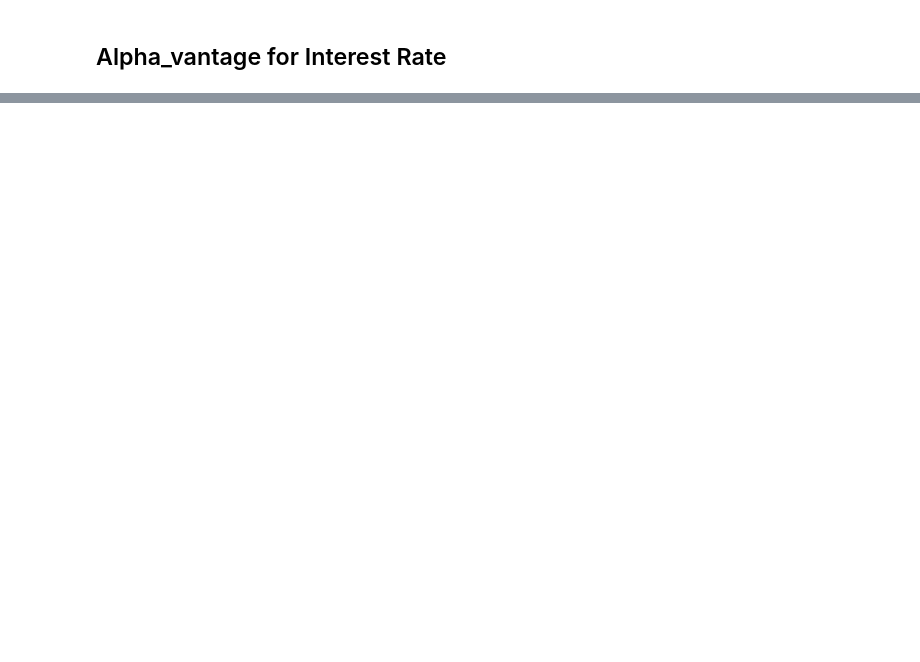
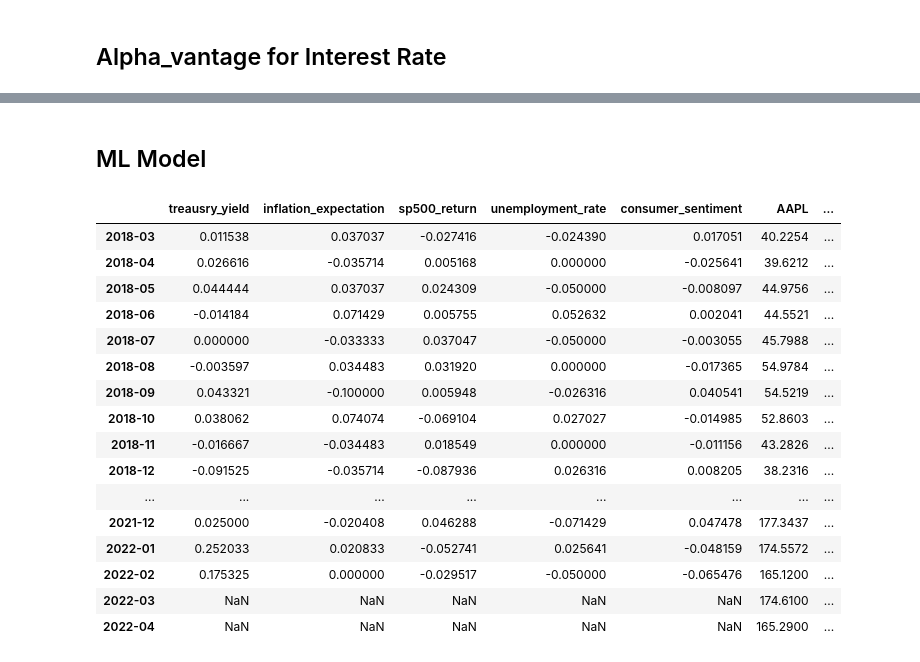
Before and after one commit to evianap/Roboadvisor, a Jupyter notebook: Obtain Stocks.ipynb, the cells around one changed output, grey strips where cells are left out. Drawn from its saved outputs; the diff is of its cells as text; code cells hidden in the pictures; blank space fills up the shorter version.

```diff
--- a/Obtain Stocks.ipynb
+++ b/Obtain Stocks.ipynb
@@ -183,0 +445,5 @@ Interest_Rate
+# %%
+macro_features = pd.concat([treasury_yield, inflation_expect, sp_500, unemployment_rate, consumer_sentiment], axis=1, join='inner')
+# %%
+macro_features.dropna(inplace=True)
+macro_features
@@ -183,0 +545,23 @@ Interest_Rate
+# %% [markdown]
+## ML Model
+# %%
+ticker = pd.concat([macro_features, stocks_dataframe['AAPL'],EPS_dataframe['AAPL']], axis=1, join='outer')
+ticker.tail(50)
+# %% [output]
+|  | treausry_yield | inflation_expectation | sp500_return | unemployment_rate | consumer_sentiment | AAPL | ... |
+| 2018-03 | 0.011538 | 0.037037 | -0.027416 | -0.024390 | 0.017051 | 40.2254 | ... |
+| 2018-04 | 0.026616 | -0.035714 | 0.005168 | 0.000000 | -0.025641 | 39.6212 | ... |
+| 2018-05 | 0.044444 | 0.037037 | 0.024309 | -0.050000 | -0.008097 | 44.9756 | ... |
+| 2018-06 | -0.014184 | 0.071429 | 0.005755 | 0.052632 | 0.002041 | 44.5521 | ... |
+| 2018-07 | 0.000000 | -0.033333 | 0.037047 | -0.050000 | -0.003055 | 45.7988 | ... |
+| 2018-08 | -0.003597 | 0.034483 | 0.031920 | 0.000000 | -0.017365 | 54.9784 | ... |
+| 2018-09 | 0.043321 | -0.100000 | 0.005948 | -0.026316 | 0.040541 | 54.5219 | ... |
+| 2018-10 | 0.038062 | 0.074074 | -0.069104 | 0.027027 | -0.014985 | 52.8603 | ... |
+| 2018-11 | -0.016667 | -0.034483 | 0.018549 | 0.000000 | -0.011156 | 43.2826 | ... |
+| 2018-12 | -0.091525 | -0.035714 | -0.087936 | 0.026316 | 0.008205 | 38.2316 | ... |
+| ... | ... | ... | ... | ... | ... | ... | ... |
+| 2021-12 | 0.025000 | -0.020408 | 0.046288 | -0.071429 | 0.047478 | 177.3437 | ... |
+| 2022-01 | 0.252033 | 0.020833 | -0.052741 | 0.025641 | -0.048159 | 174.5572 | ... |
+| 2022-02 | 0.175325 | 0.000000 | -0.029517 | -0.050000 | -0.065476 | 165.1200 | ... |
+| 2022-03 | NaN | NaN | NaN | NaN | NaN | 174.6100 | ... |
+| 2022-04 | NaN | NaN | NaN | NaN | NaN | 165.2900 | ... |
```
Also changed, not shown: parts of 31 cells of this notebook.
